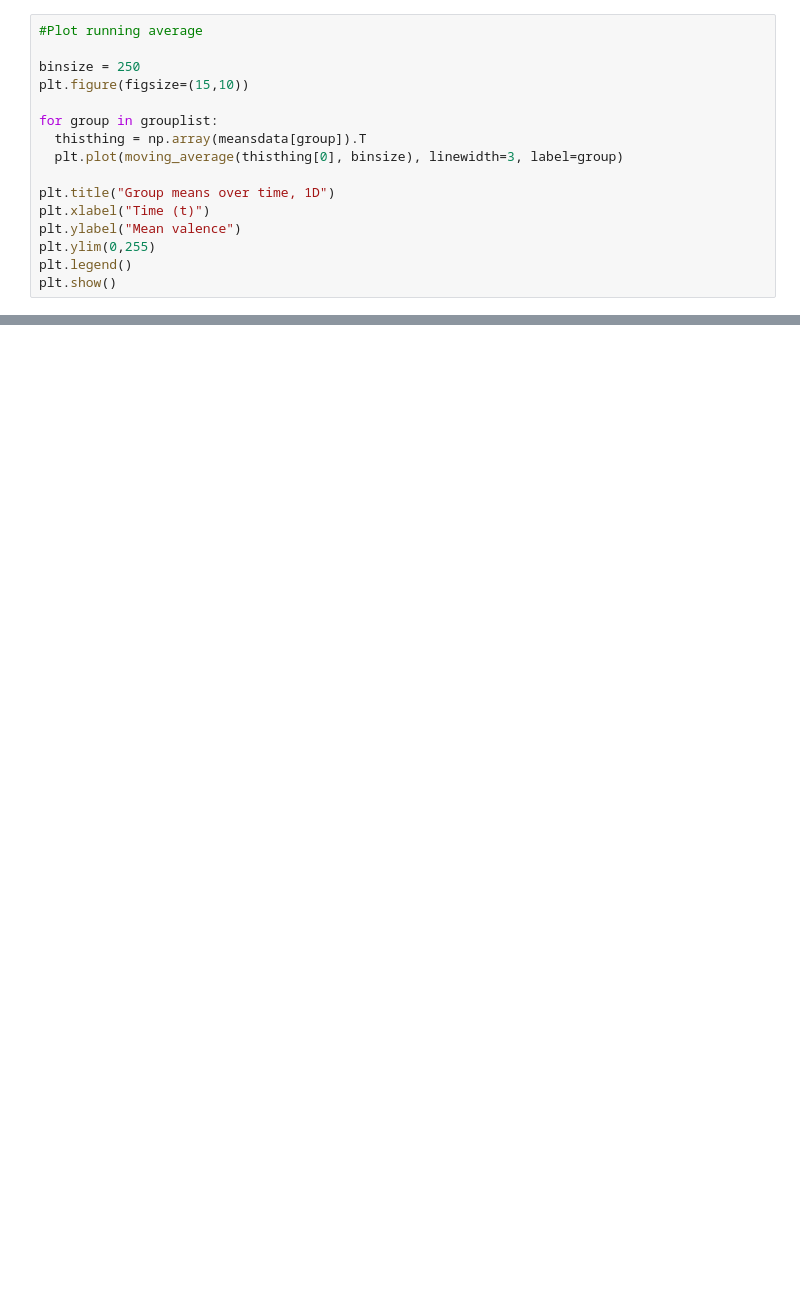
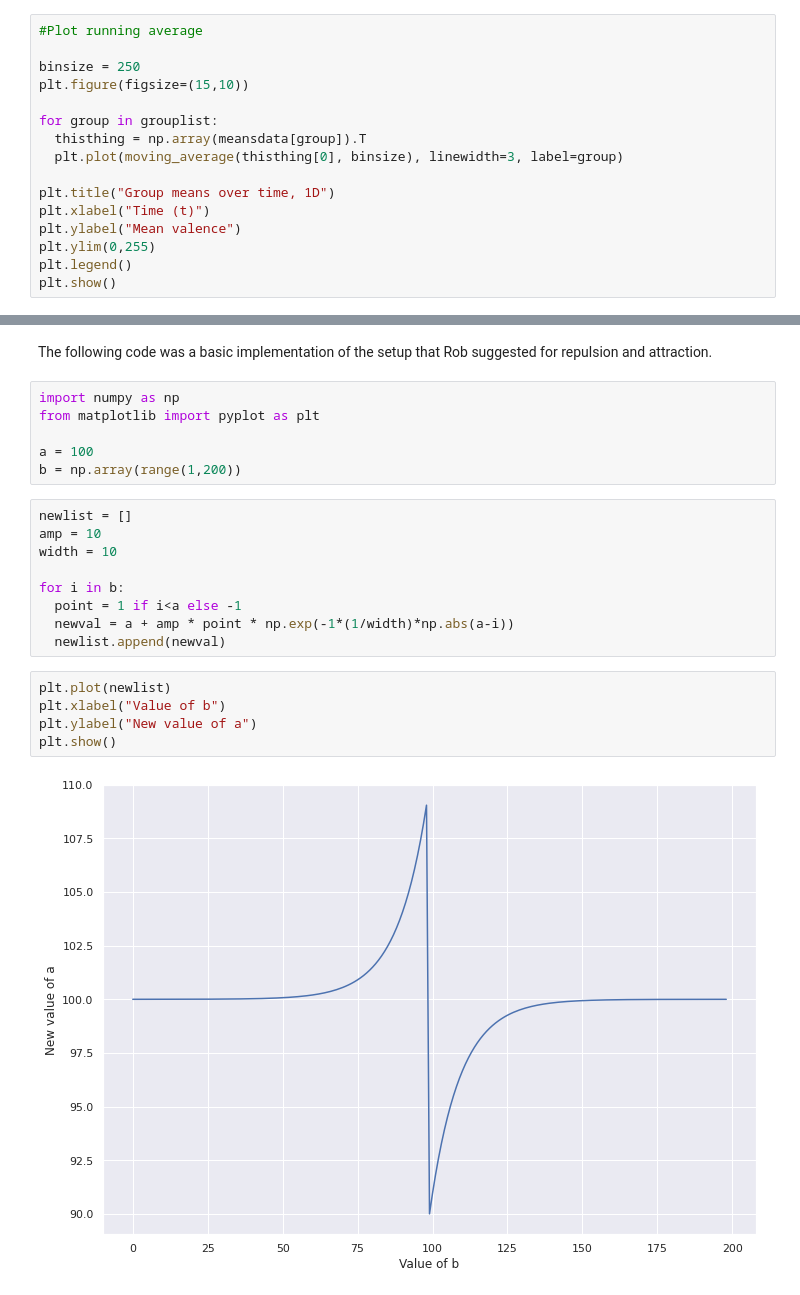
Before and after one commit to vincentmwong/groupshift-model, a Jupyter notebook: Groupshift_Model.ipynb, the cells around one changed output, grey strips where cells are left out. Cells and saved outputs as stored; diff of their text form; blank space fills up the shorter version.

```diff
--- a/Groupshift_Model.ipynb
+++ b/Groupshift_Model.ipynb
@@ -737,0 +885,24 @@ plt.show()
+# %% [markdown]
+The following code was a basic implementation of the setup that Rob suggested for repulsion and attraction.
+# %%
+import numpy as np
+from matplotlib import pyplot as plt
+
+a = 100
+b = np.array(range(1,200))
+# %%
+newlist = []
+amp = 10
+width = 10
+
+for i in b:
+  point = 1 if i<a else -1
+  newval = a + amp * point * np.exp(-1*(1/width)*np.abs(a-i))
+  newlist.append(newval)
+# %%
+plt.plot(newlist)
+plt.xlabel("Value of b")
+plt.ylabel("New value of a")
+plt.show()
+# %% [output]
+[figure, added]
```
Also changed, not shown: parts of 20 cells of this notebook.
